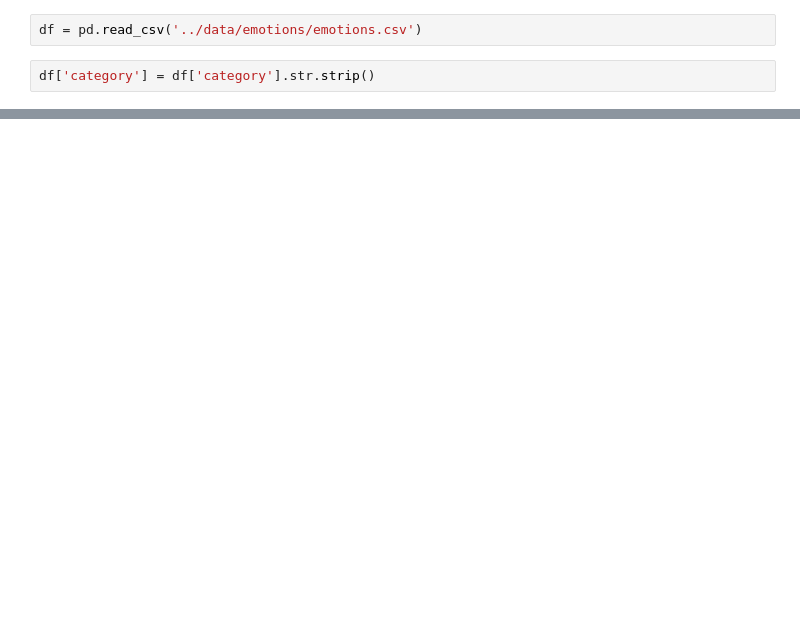
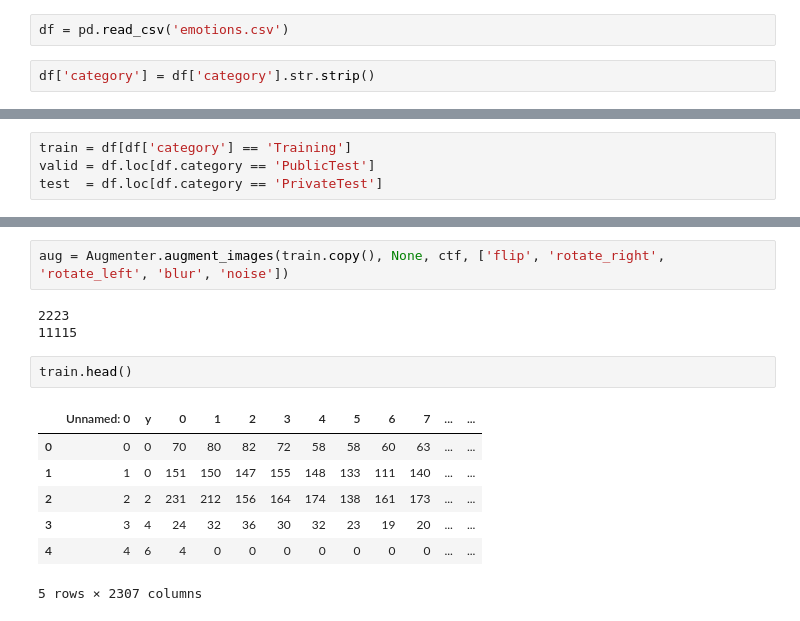
Before and after one commit to dnmca/facial-expression-recognition, a Jupyter notebook: notebooks/augmentation.ipynb, the cells around one changed output, grey strips where cells are left out. Drawn from its saved outputs; the diff is of its cells as text; blank space fills up the shorter version.

Commit message:
feat: baseline with data augmentation

```diff
--- a/notebooks/augmentation.ipynb
+++ b/notebooks/augmentation.ipynb
@@ -11,4 +140,4 @@ import matplotlib.pyplot as plt
 # %%
-df = pd.read_csv('../data/emotions/emotions.csv')
+df = pd.read_csv('emotions.csv')
 # %%
 df['category'] = df['category'].str.strip()
@@ -163,0 +144,4 @@ plt.show()
+# %%
+train = df[df['category'] == 'Training']
+valid = df.loc[df.category == 'PublicTest']
+test  = df.loc[df.category == 'PrivateTest']
@@ -163,0 +158,15 @@ plt.show()
+# %%
+aug = Augmenter.augment_images(train.copy(), None, ctf, ['flip', 'rotate_right', 'rotate_left', 'blur', 'noise'])
+# %% [output]
+2223
+11115
+# %%
+train.head()
+# %% [output]
+|  | Unnamed: 0 | y | 0 | 1 | 2 | 3 | 4 | 5 | 6 | 7 | ... | ... |
+| 0 | 0 | 0 | 70 | 80 | 82 | 72 | 58 | 58 | 60 | 63 | ... | ... |
+| 1 | 1 | 0 | 151 | 150 | 147 | 155 | 148 | 133 | 111 | 140 | ... | ... |
+| 2 | 2 | 2 | 231 | 212 | 156 | 164 | 174 | 138 | 161 | 173 | ... | ... |
+| 3 | 3 | 4 | 24 | 32 | 36 | 30 | 32 | 23 | 19 | 20 | ... | ... |
+| 4 | 4 | 6 | 4 | 0 | 0 | 0 | 0 | 0 | 0 | 0 | ... | ... |
+5 rows × 2307 columns
```
Also changed, not shown: parts of 61 cells of this notebook, 1 other file.
